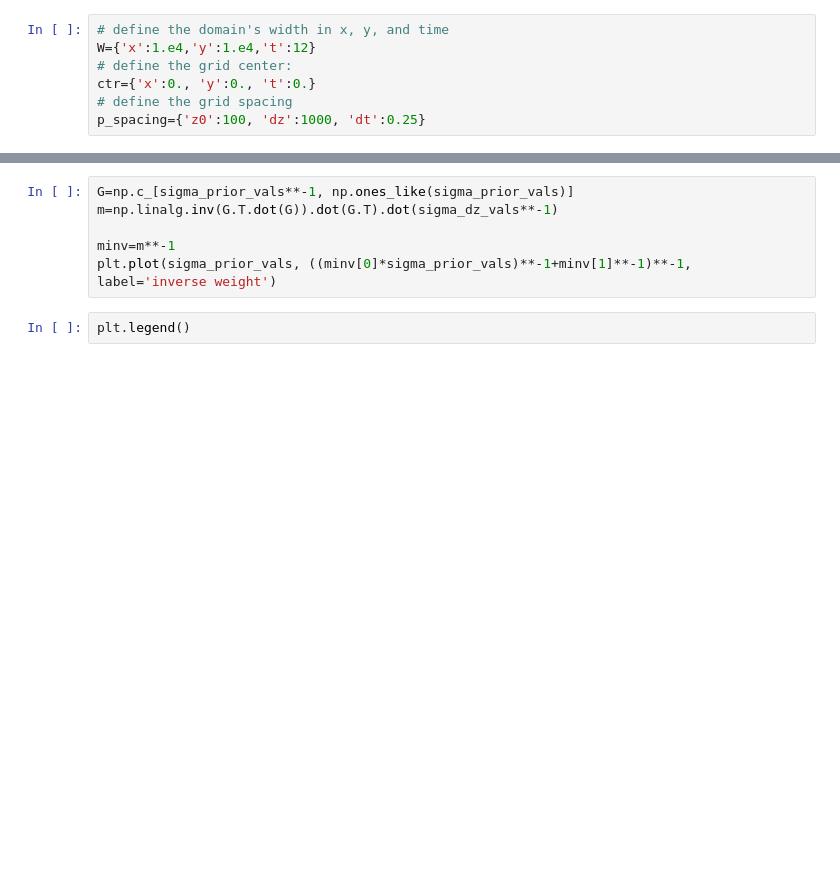
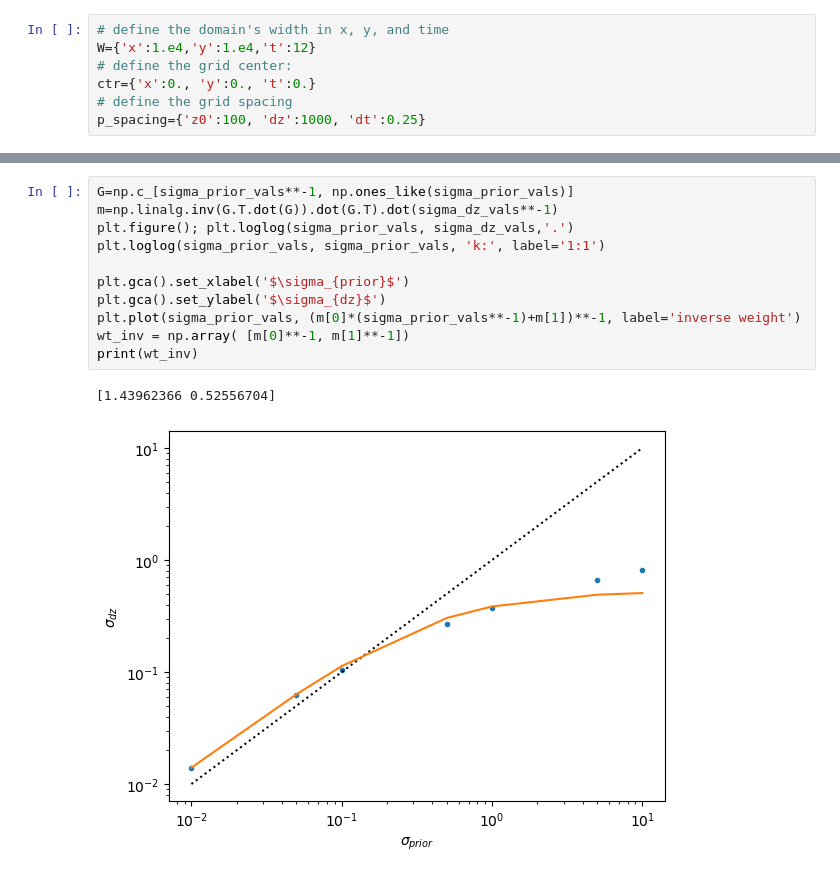
Before and after one commit to SmithB/LSsurf, a Jupyter notebook: notebooks/match_dz_demo.ipynb, the cells around one changed output, grey strips where cells are left out. Saved outputs shown, nothing was run; the diff lists cells and outputs as text; blank space fills up the shorter version.

```diff
--- a/notebooks/match_dz_demo.ipynb
+++ b/notebooks/match_dz_demo.ipynb
@@ -141,10 +167,16 @@ $$sigma^{-1} = (A \sigma_d)^{-1} + \sigma_{bg}^{-1}$$
 # %%
 G=np.c_[sigma_prior_vals**-1, np.ones_like(sigma_prior_vals)]
 m=np.linalg.inv(G.T.dot(G)).dot(G.T).dot(sigma_dz_vals**-1)
+plt.figure(); plt.loglog(sigma_prior_vals, sigma_dz_vals,'.')
+plt.loglog(sigma_prior_vals, sigma_prior_vals, 'k:', label='1:1')
 
-minv=m**-1
-plt.plot(sigma_prior_vals, ((minv[0]*sigma_prior_vals)**-1+minv[1]**-1)**-1, label='inverse weight')
+plt.gca().set_xlabel('$\sigma_{prior}$')
+plt.gca().set_ylabel('$\sigma_{dz}$')
+plt.plot(sigma_prior_vals, (m[0]*(sigma_prior_vals**-1)+m[1])**-1, label='inverse weight')
+wt_inv = np.array( [m[0]**-1, m[1]**-1])
+print(wt_inv)
+# %% [output]
+[1.43962366 0.52556704]
+[figure, added]
-# %%
-plt.legend()
 # %%
 plt.figure(); S['E']['sigma_z0'].show(field='sigma_z0'); plt.colorbar()
```
Also changed, not shown: parts of 17 cells of this notebook.
